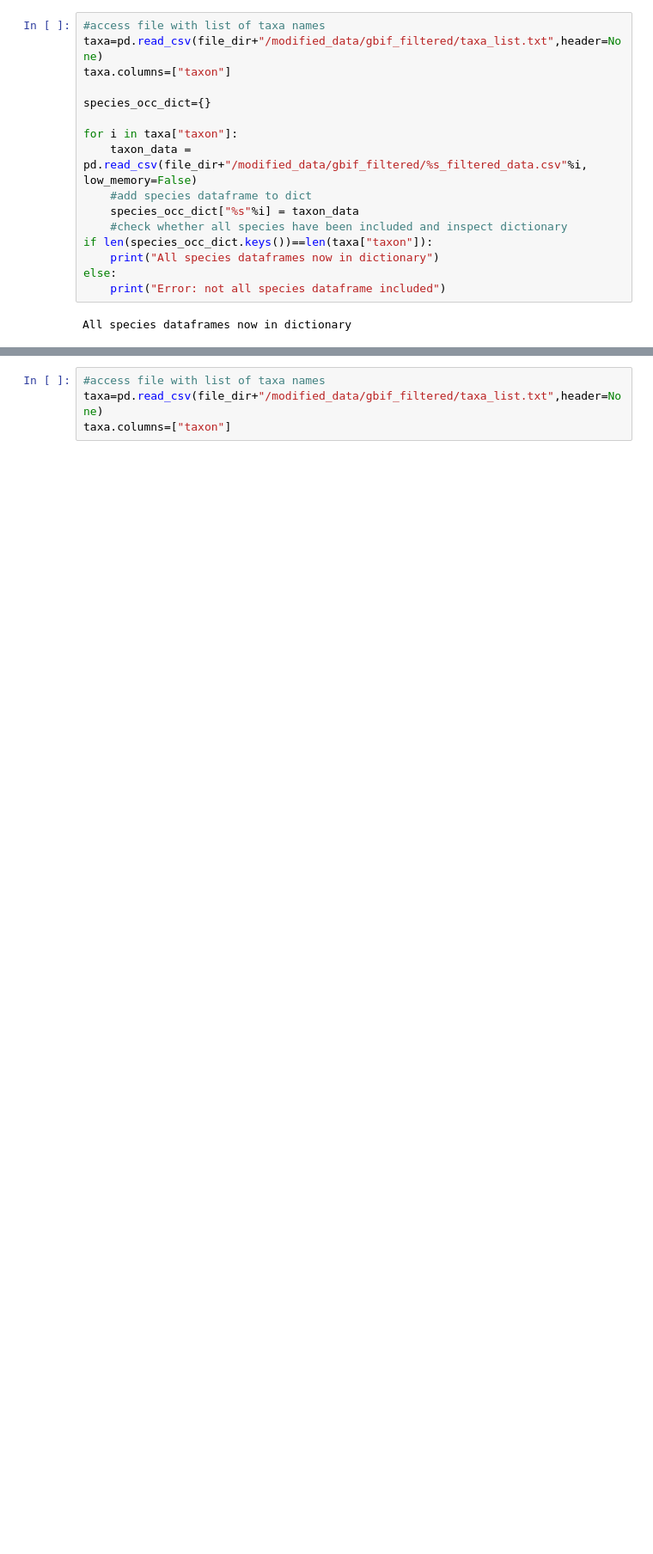
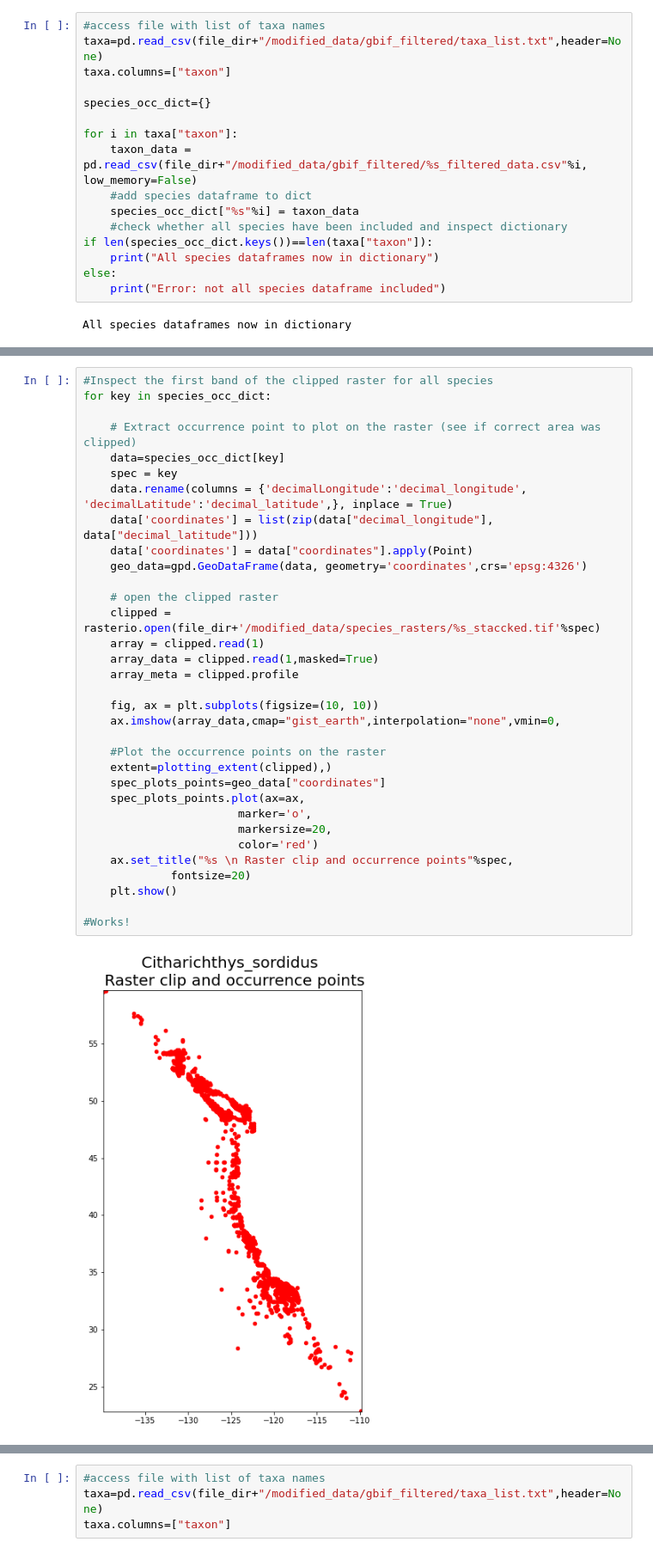
Before and after one commit to maddie-aos/CPSC_597, a Jupyter notebook: dnn_code/step3_create_pred_raster.ipynb, the cells around one changed output, grey strips where cells are left out. Shown at 86% size. Cells and saved outputs as stored; diff of their text form; blank space fills up the shorter version.

```diff
--- a/dnn_code/step3_create_pred_raster.ipynb
+++ b/dnn_code/step3_create_pred_raster.ipynb
@@ -72,3 +68,38 @@ for key in species_occ_dict:
 
     with rasterio.open(out_tif, "w", **out_meta) as dest:
             dest.write(out_img)
+# %%
+#Inspect the first band of the clipped raster for all species
+for key in species_occ_dict:
+
+    # Extract occurrence point to plot on the raster (see if correct area was clipped)
+    data=species_occ_dict[key]
+    spec = key
+    data.rename(columns = {'decimalLongitude':'decimal_longitude', 'decimalLatitude':'decimal_latitude',}, inplace = True)
+    data['coordinates'] = list(zip(data["decimal_longitude"], data["decimal_latitude"]))
+    data['coordinates'] = data["coordinates"].apply(Point)
+    geo_data=gpd.GeoDataFrame(data, geometry='coordinates',crs='epsg:4326')
+
+    # open the clipped raster
+    clipped = rasterio.open(file_dir+'/modified_data/species_rasters/%s_staccked.tif'%spec)
+    array = clipped.read(1)
+    array_data = clipped.read(1,masked=True)
+    array_meta = clipped.profile
+
+    fig, ax = plt.subplots(figsize=(10, 10))
+    ax.imshow(array_data,cmap="gist_earth",interpolation="none",vmin=0,
+
+    #Plot the occurrence points on the raster
+    extent=plotting_extent(clipped),)
+    spec_plots_points=geo_data["coordinates"]
+    spec_plots_points.plot(ax=ax,
+                       marker='o',
+                       markersize=20,
+                       color='red')
+    ax.set_title("%s \n Raster clip and occurrence points"%spec,
+             fontsize=20)
+    plt.show()
+
+#Works!
+# %% [output]
+[figure, added]
```
Also changed, not shown: parts of 9 cells of this notebook, 44 other files.
